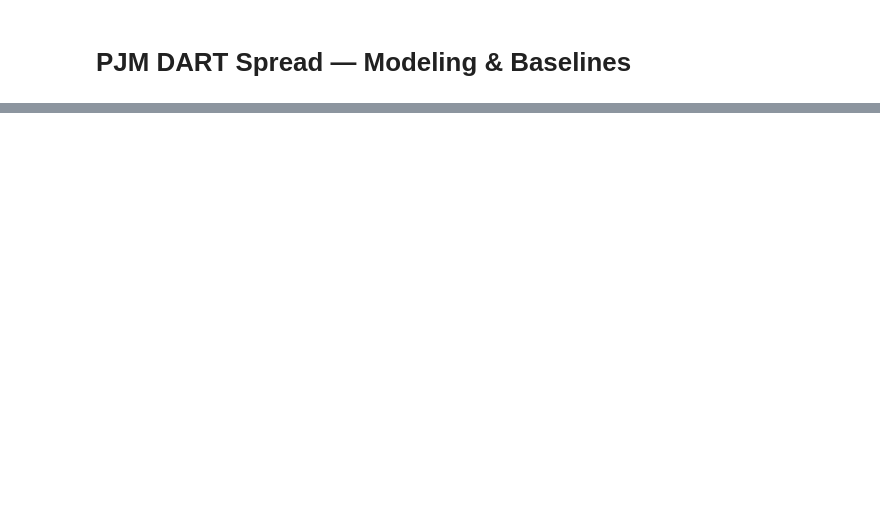
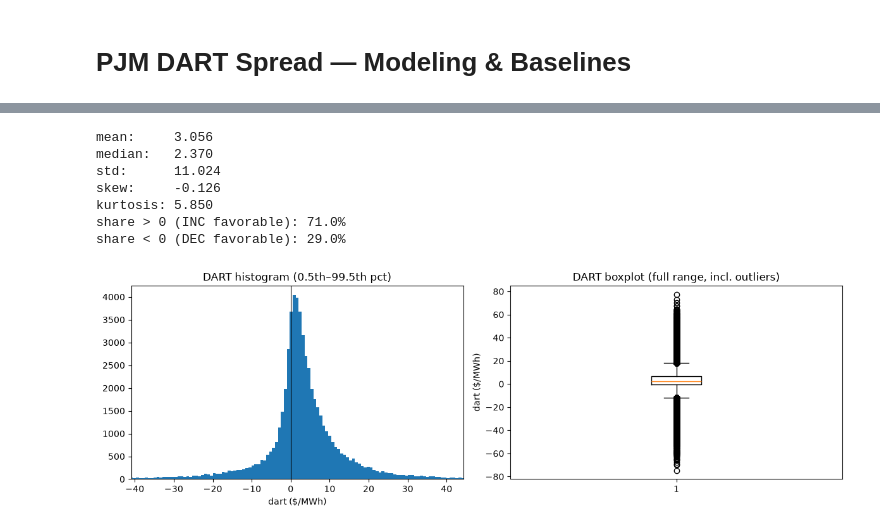
Before and after one commit to whoIsClownHere/pjm-dart-prediction, a Jupyter notebook: analysis/models.ipynb, the cells around one changed output, grey strips where cells are left out. Saved outputs shown, nothing was run; the diff lists cells and outputs as text; code cells hidden in the pictures; blank space fills up the shorter version.

```diff
--- a/analysis/models.ipynb
+++ b/analysis/models.ipynb
@@ -247,0 +123,34 @@ test выше train-максимума: 0.011585365853658536
+# %%
+import matplotlib.pyplot as plt
+
+print(f"mean:     {feature['dart'].mean():.3f}")
+print(f"median:   {feature['dart'].median():.3f}")
+print(f"std:      {feature['dart'].std():.3f}")
+print(f"skew:     {feature['dart'].skew():.3f}")
+print(f"kurtosis: {feature['dart'].kurtosis():.3f}")
+print(f"share > 0 (INC favorable): {(feature['dart'] > 0).mean():.1%}")
+print(f"share < 0 (DEC favorable): {(feature['dart'] < 0).mean():.1%}")
+
+fig, axes = plt.subplots(1, 2, figsize=(12, 4))
+
+axes[0].hist(feature["dart"], bins=200)
+axes[0].set_xlim(feature["dart"].quantile(0.005), feature["dart"].quantile(0.995))
+axes[0].axvline(0, color="black", linewidth=0.8)
+axes[0].set_title("DART histogram (0.5th–99.5th pct)")
+axes[0].set_xlabel("dart ($/MWh)")
+
+axes[1].boxplot(feature["dart"], showfliers=True)
+axes[1].set_title("DART boxplot (full range, incl. outliers)")
+axes[1].set_ylabel("dart ($/MWh)")
+
+plt.tight_layout()
+plt.show()
+# %% [output]
+mean:     3.056
+median:   2.370
+std:      11.024
+skew:     -0.126
+kurtosis: 5.850
+share > 0 (INC favorable): 71.0%
+share < 0 (DEC favorable): 29.0%
+[figure, added]
```
Also changed, not shown: parts of 29 cells of this notebook, 23 other files.
